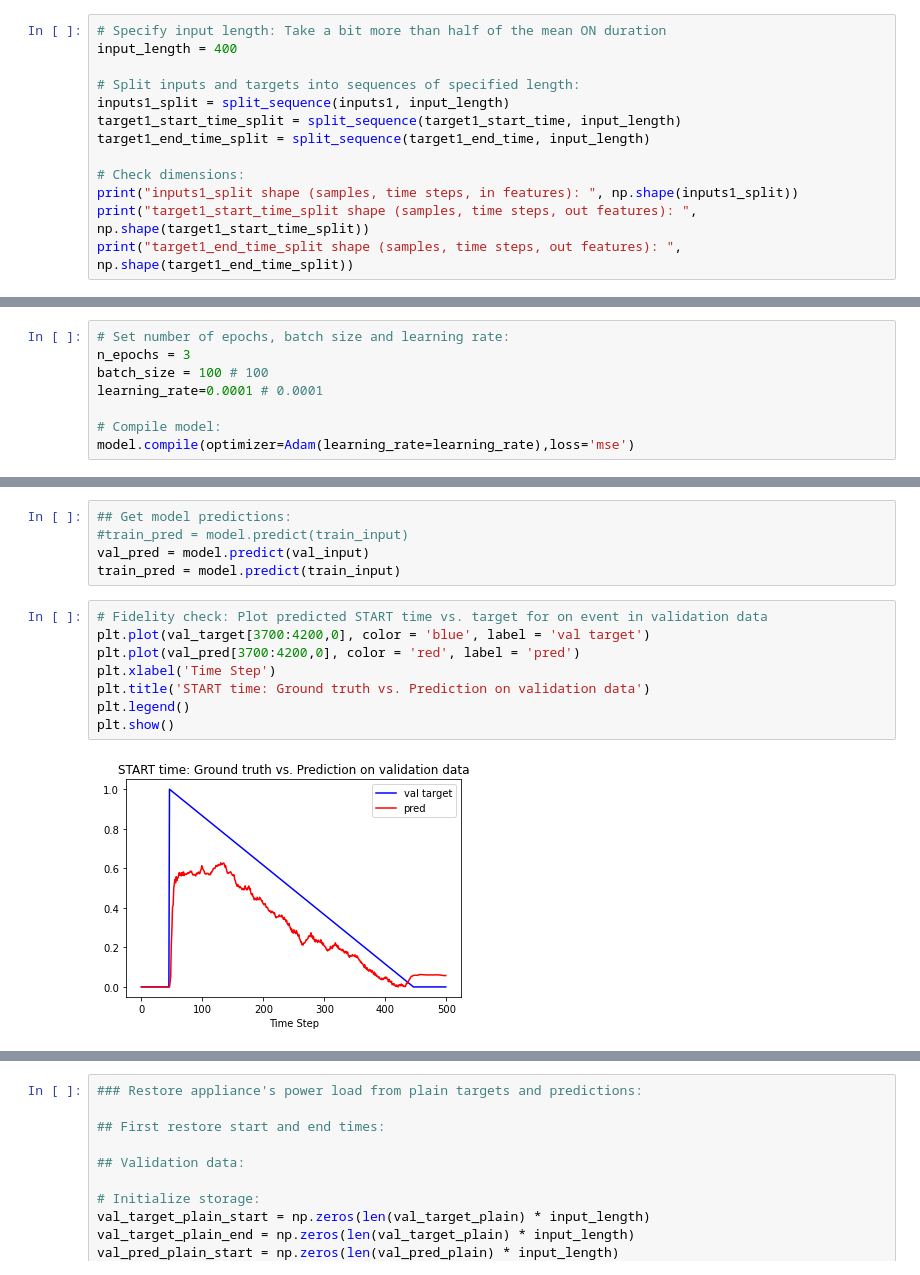
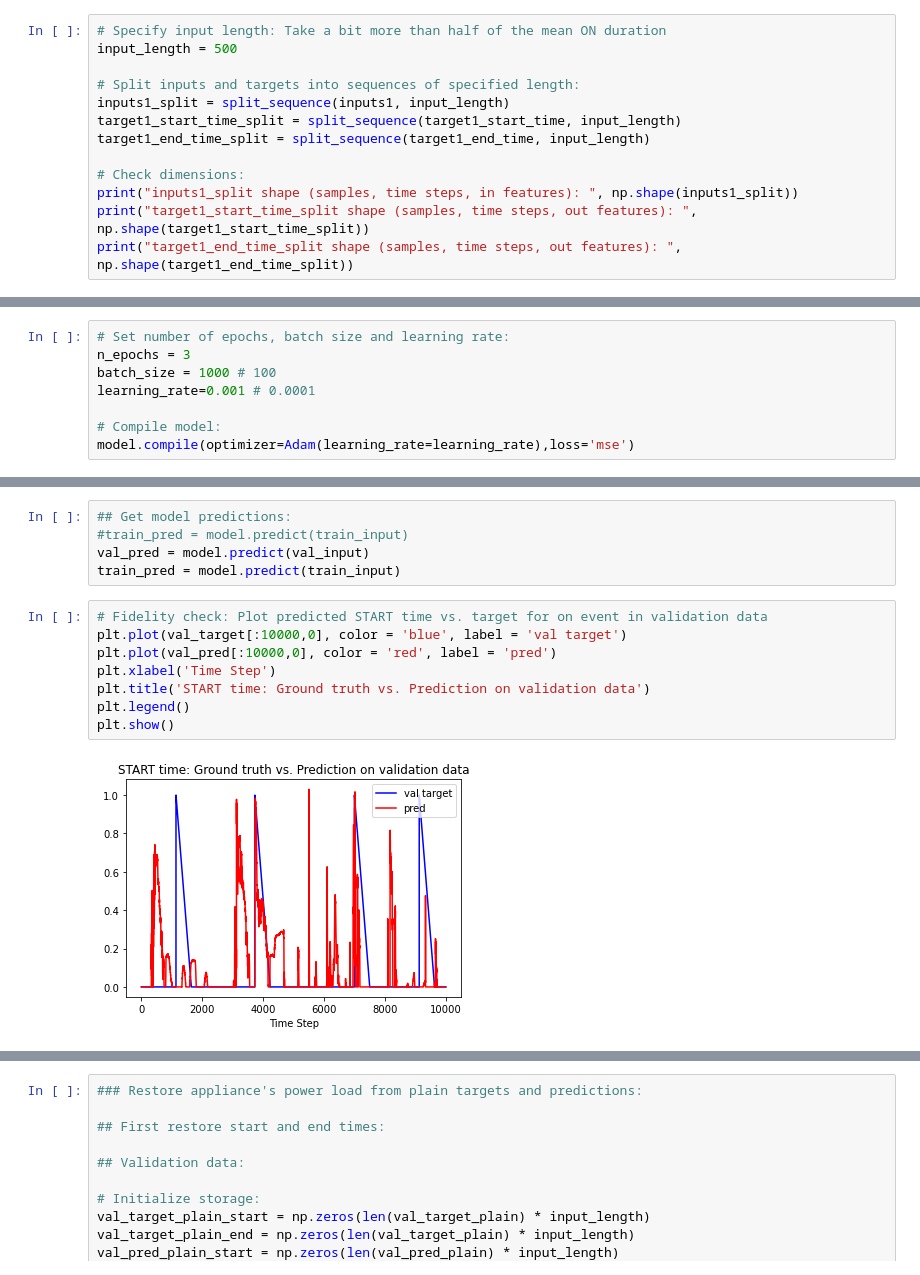
Before and after one commit to MarcoLandtHayen/NILM_NonIntrusiveLoadMonitoring, a Jupyter notebook: notebooks/04b_NILM_RAEdataset_CNN_Fridge.ipynb, the cells around one changed output, grey strips where cells are left out. Saved outputs shown, nothing was run; the diff lists cells and outputs as text.

```diff
--- a/notebooks/04b_NILM_RAEdataset_CNN_Fridge.ipynb
+++ b/notebooks/04b_NILM_RAEdataset_CNN_Fridge.ipynb
@@ -407,7 +409,7 @@ def split_sequence(sequence, n_steps):
     return np.array(X)
 # %%
 # Specify input length: Take a bit more than half of the mean ON duration
-input_length = 400
+input_length = 500
 
 # Split inputs and targets into sequences of specified length:
 inputs1_split = split_sequence(inputs1, input_length)
@@ -560,8 +560,8 @@ To enable them in other operations, rebuild TensorFlow with the appropriate comp
 # %%
 # Set number of epochs, batch size and learning rate:
 n_epochs = 3
-batch_size = 100 # 100
-learning_rate=0.0001 # 0.0001
+batch_size = 1000 # 100
+learning_rate=0.001 # 0.0001
 
 # Compile model:
 model.compile(optimizer=Adam(learning_rate=learning_rate),loss='mse')
@@ -603,13 +602,13 @@ val_pred = model.predict(val_input)
 train_pred = model.predict(train_input)
 # %%
 # Fidelity check: Plot predicted START time vs. target for on event in validation data
-plt.plot(val_target[3700:4200,0], color = 'blue', label = 'val target')
-plt.plot(val_pred[3700:4200,0], color = 'red', label = 'pred')
+plt.plot(val_target[:10000,0], color = 'blue', label = 'val target')
+plt.plot(val_pred[:10000,0], color = 'red', label = 'pred')
 plt.xlabel('Time Step')
 plt.title('START time: Ground truth vs. Prediction on validation data')
 plt.legend()
 plt.show()
 # %% [output]
-[figure, old version]
+[figure, new version]
 # %%
 # Fidelity check: Plot predicted END time vs. target for on event in validation data
```
Also changed, not shown: parts of 15 cells of this notebook, 3 other files.
